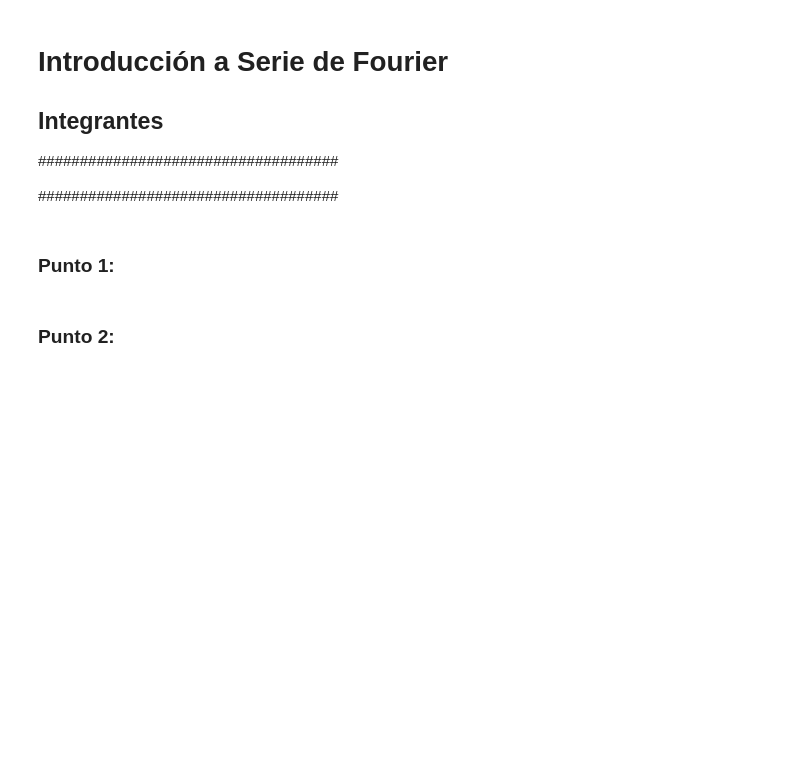
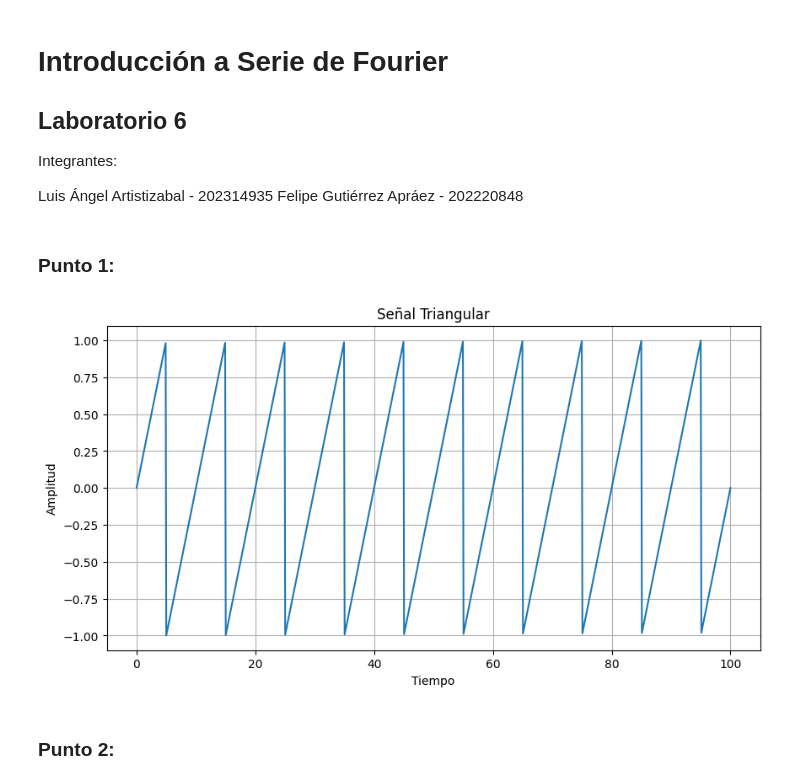
Before and after one commit to fg-edu-tep/Senales-Lab, a Jupyter notebook: lab6/Laboratorio_6_2025_1.ipynb, the cells around one changed output. Cells and saved outputs as stored; diff of their text form; code cells hidden in the pictures; blank space fills up the shorter version.

```diff
--- a/lab6/Laboratorio_6_2025_1.ipynb
+++ b/lab6/Laboratorio_6_2025_1.ipynb
@@ -1,10 +1,10 @@
 # %% [markdown]
 # Introducción a Serie de Fourier
 
-## Integrantes
+## Laboratorio 6
+Integrantes:
 
-####################################
-
-####################################
+Luis Ángel Artistizabal - 202314935
+Felipe Gutiérrez Apráez - 202220848
 # %% [markdown]
 ### **Punto 1:**
@@ -11,22 +15,24 @@
 # %%
-import numpy as np
-import matplotlib.pyplot as plt
-
 # Parámetros de la señal triangular
-amplitud =
-periodo =
+amplitud = 1.0
+periodo = 10.0
 duracion = 100.0
+num_muestras = 1000  # Ajustamos el número de muestras
 
 # Generar la señal triangular
-t = np.linspace(0, duracion, int(duracion))
-triangular_signal =
+t = np.linspace(0, duracion, num_muestras)
+triangular_signal = amplitud * (2 * (t / periodo - np.floor(0.5 + t / periodo)))
 
 # Graficar la señal triangular
+plt.figure(figsize=(10, 5))
 plt.plot(t, triangular_signal)
 plt.xlabel('Tiempo')
 plt.ylabel('Amplitud')
 plt.title('Señal Triangular')
+plt.grid(True)
 plt.show()
+# %% [output]
+[figure, added]
 # %% [markdown]
 ### **Punto 2:**
 # %%
```
Also changed, not shown: parts of 3 cells of this notebook.
